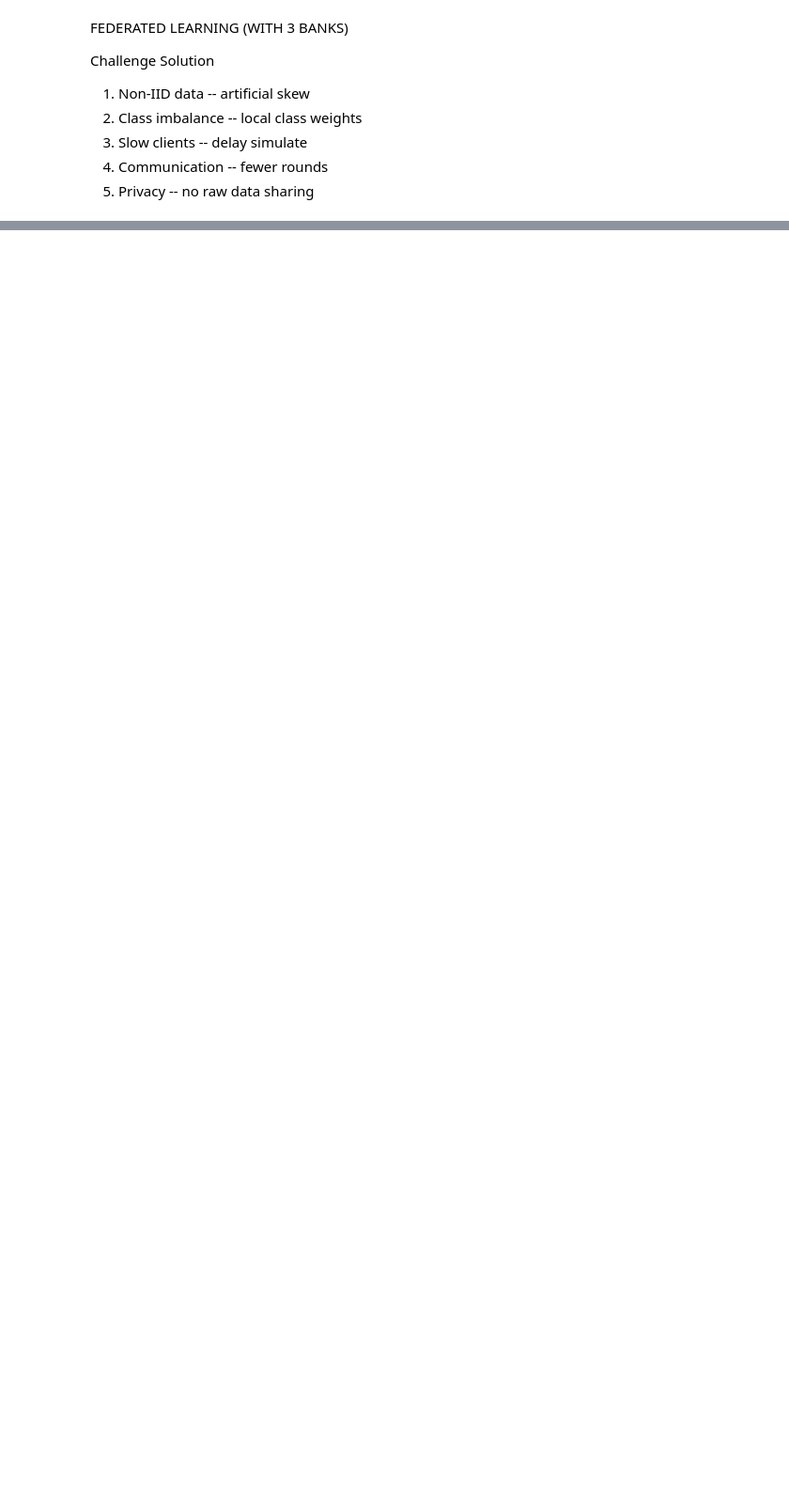
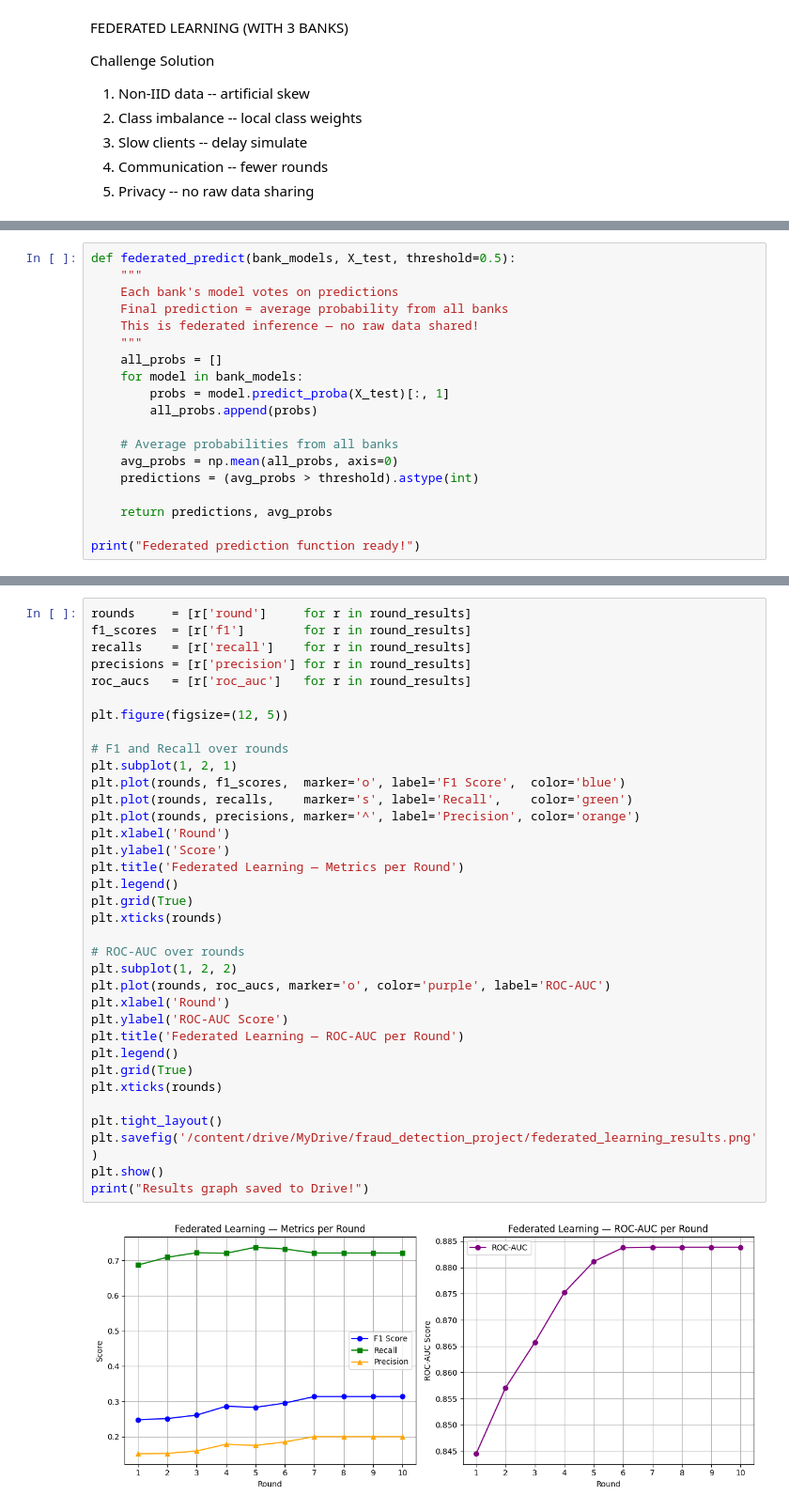
Before and after one commit to Sameekshaingole/fraud-detection-federated-learning, a Jupyter notebook: notebooks/Federated_learning.ipynb, the cells around one changed output, grey strips where cells are left out. Shown at 94% size. Saved outputs shown, nothing was run; the diff lists cells and outputs as text; blank space fills up the shorter version.

```diff
--- a/notebooks/Federated_learning.ipynb
+++ b/notebooks/Federated_learning.ipynb
@@ -141,0 +104,19 @@ print(comparison)
+# %%
+def federated_predict(bank_models, X_test, threshold=0.5):
+    """
+    Each bank's model votes on predictions
+    Final prediction = average probability from all banks
+    This is federated inference — no raw data shared!
+    """
+    all_probs = []
+    for model in bank_models:
+        probs = model.predict_proba(X_test)[:, 1]
+        all_probs.append(probs)
+
+    # Average probabilities from all banks
+    avg_probs = np.mean(all_probs, axis=0)
+    predictions = (avg_probs > threshold).astype(int)
+
+    return predictions, avg_probs
+
+print("Federated prediction function ready!")
@@ -141,0 +262,37 @@ print(comparison)
+# %%
+rounds     = [r['round']     for r in round_results]
+f1_scores  = [r['f1']        for r in round_results]
+recalls    = [r['recall']    for r in round_results]
+precisions = [r['precision'] for r in round_results]
+roc_aucs   = [r['roc_auc']   for r in round_results]
+
+plt.figure(figsize=(12, 5))
+
+# F1 and Recall over rounds
+plt.subplot(1, 2, 1)
+plt.plot(rounds, f1_scores,  marker='o', label='F1 Score',  color='blue')
+plt.plot(rounds, recalls,    marker='s', label='Recall',    color='green')
+plt.plot(rounds, precisions, marker='^', label='Precision', color='orange')
+plt.xlabel('Round')
+plt.ylabel('Score')
+plt.title('Federated Learning — Metrics per Round')
+plt.legend()
+plt.grid(True)
+plt.xticks(rounds)
+
+# ROC-AUC over rounds
+plt.subplot(1, 2, 2)
+plt.plot(rounds, roc_aucs, marker='o', color='purple', label='ROC-AUC')
+plt.xlabel('Round')
+plt.ylabel('ROC-AUC Score')
+plt.title('Federated Learning — ROC-AUC per Round')
+plt.legend()
+plt.grid(True)
+plt.xticks(rounds)
+
+plt.tight_layout()
+plt.savefig('/content/drive/MyDrive/fraud_detection_project/federated_learning_results.png')
+plt.show()
+print("Results graph saved to Drive!")
+# %% [output]
+[figure, added]
```
Also changed, not shown: parts of 16 cells of this notebook.
